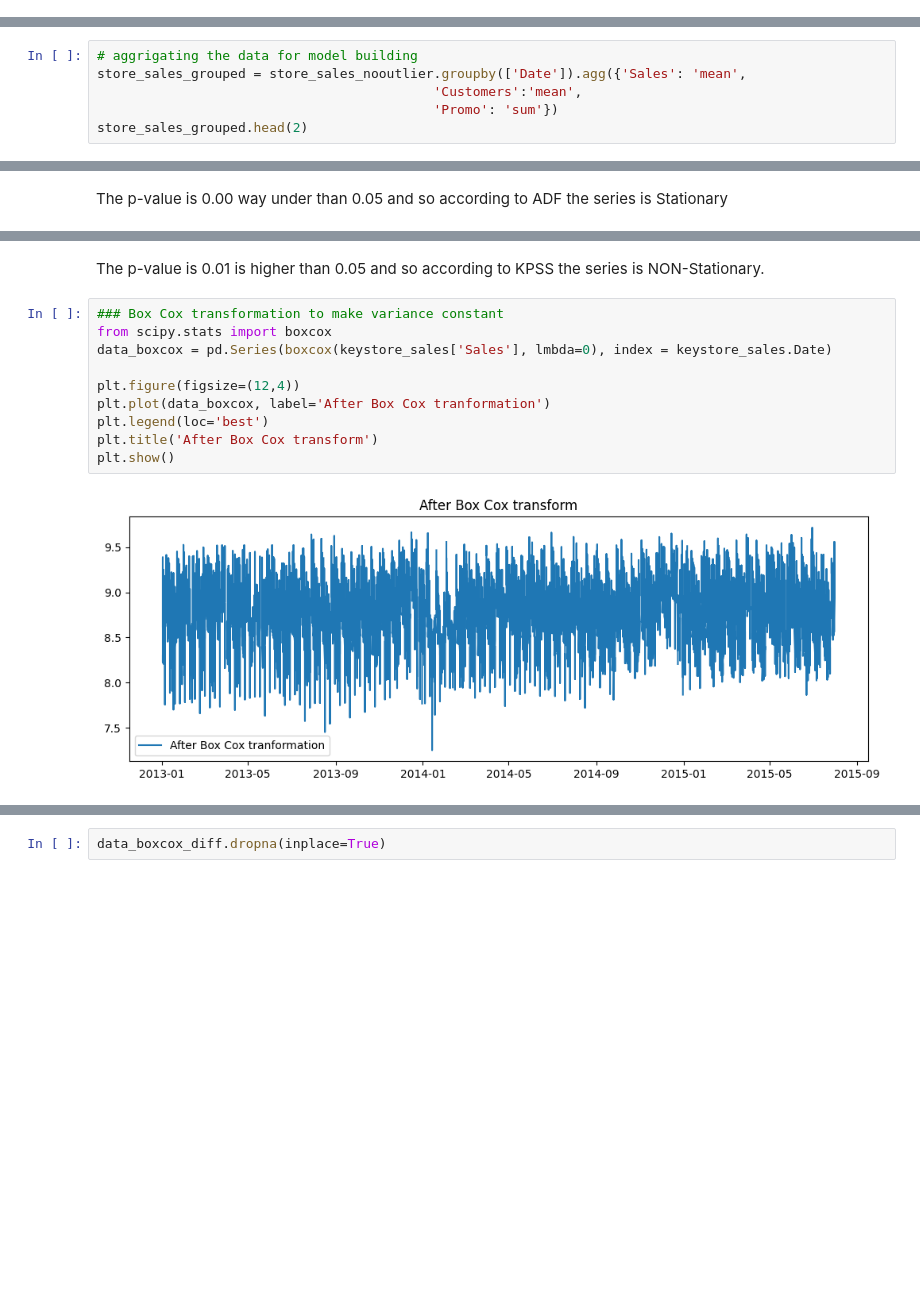
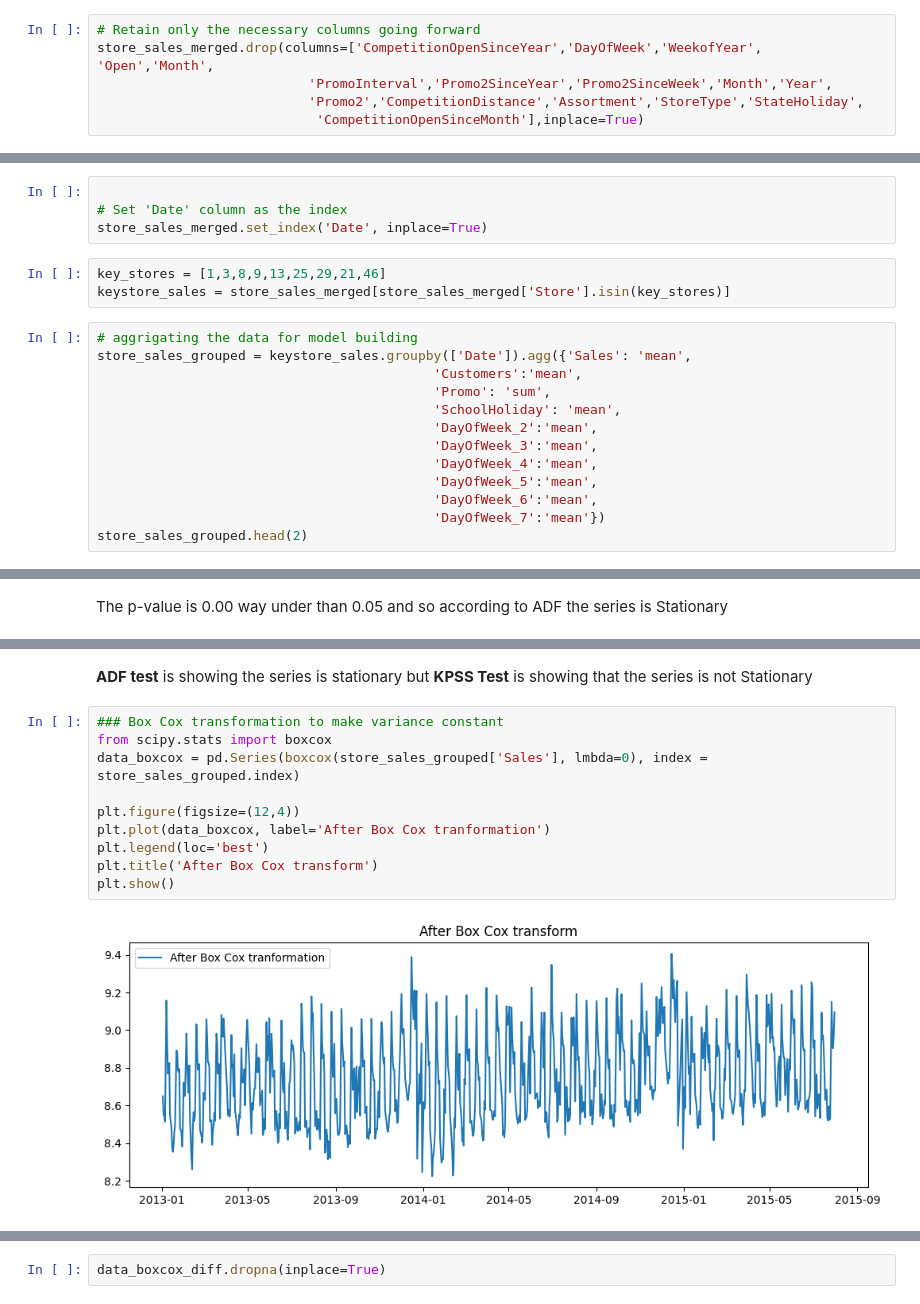
Before and after one commit to chitra-psg/rossmann_sales_prediction, a Jupyter notebook: Rossman_Sales_Prediction_Final.ipynb, the cells around one changed output, grey strips where cells are left out. Drawn from its saved outputs; the diff is of its cells as text; blank space fills up the shorter version.

```diff
--- a/Rossman_Sales_Prediction_Final.ipynb
+++ b/Rossman_Sales_Prediction_Final.ipynb
@@ -479,0 +544,6 @@ for x in range (0,3):
+# %%
+# Retain only the necessary columns going forward
+store_sales_merged.drop(columns=['CompetitionOpenSinceYear','DayOfWeek','WeekofYear', 'Open','Month',
+                           'PromoInterval','Promo2SinceYear','Promo2SinceWeek','Month','Year',
+                           'Promo2','CompetitionDistance','Assortment','StoreType','StateHoliday',
+                            'CompetitionOpenSinceMonth'],inplace=True)
@@ -480,7 +559,21 @@ for x in range (0,3):
+# %%
+
+# Set 'Date' column as the index
+store_sales_merged.set_index('Date', inplace=True)
+# %%
+key_stores = [1,3,8,9,13,25,29,21,46]
+keystore_sales = store_sales_merged[store_sales_merged['Store'].isin(key_stores)]
 # %%
 # aggrigating the data for model building
-store_sales_grouped = store_sales_nooutlier.groupby(['Date']).agg({'Sales': 'mean',
+store_sales_grouped = keystore_sales.groupby(['Date']).agg({'Sales': 'mean',
                                            'Customers':'mean',
-                                           'Promo': 'sum'})
+                                           'Promo': 'sum',
+                                           'SchoolHoliday': 'mean',
+                                           'DayOfWeek_2':'mean',
+                                           'DayOfWeek_3':'mean',
+                                           'DayOfWeek_4':'mean',
+                                           'DayOfWeek_5':'mean',
+                                           'DayOfWeek_6':'mean',
+                                           'DayOfWeek_7':'mean'})
 store_sales_grouped.head(2)
 # %% [output]
@@ -542,18 +653,18 @@ KPSS Statistic: 1.480811
 Critical Values @ 0.05: 0.46
 p-value: 0.010000
-# %% [markdown]
-The p-value is 0.01 is higher than 0.05 and so according to KPSS the series is NON-Stationary.
+# %% [markdown]
+**ADF test** is showing the series is stationary but **KPSS Test** is showing that the series is not Stationary
 # %%
 ### Box Cox transformation to make variance constant
 from scipy.stats import boxcox
-data_boxcox = pd.Series(boxcox(keystore_sales['Sales'], lmbda=0), index = keystore_sales.Date)
+data_boxcox = pd.Series(boxcox(store_sales_grouped['Sales'], lmbda=0), index = store_sales_grouped.index)
 
 plt.figure(figsize=(12,4))
 plt.plot(data_boxcox, label='After Box Cox tranformation')
 plt.legend(loc='best')
 plt.title('After Box Cox transform')
 plt.show()
 # %% [output]
-[figure, old version]
+[figure, new version]
 # %%
 # Differencing
```
Also changed, not shown: parts of 49 cells of this notebook.
